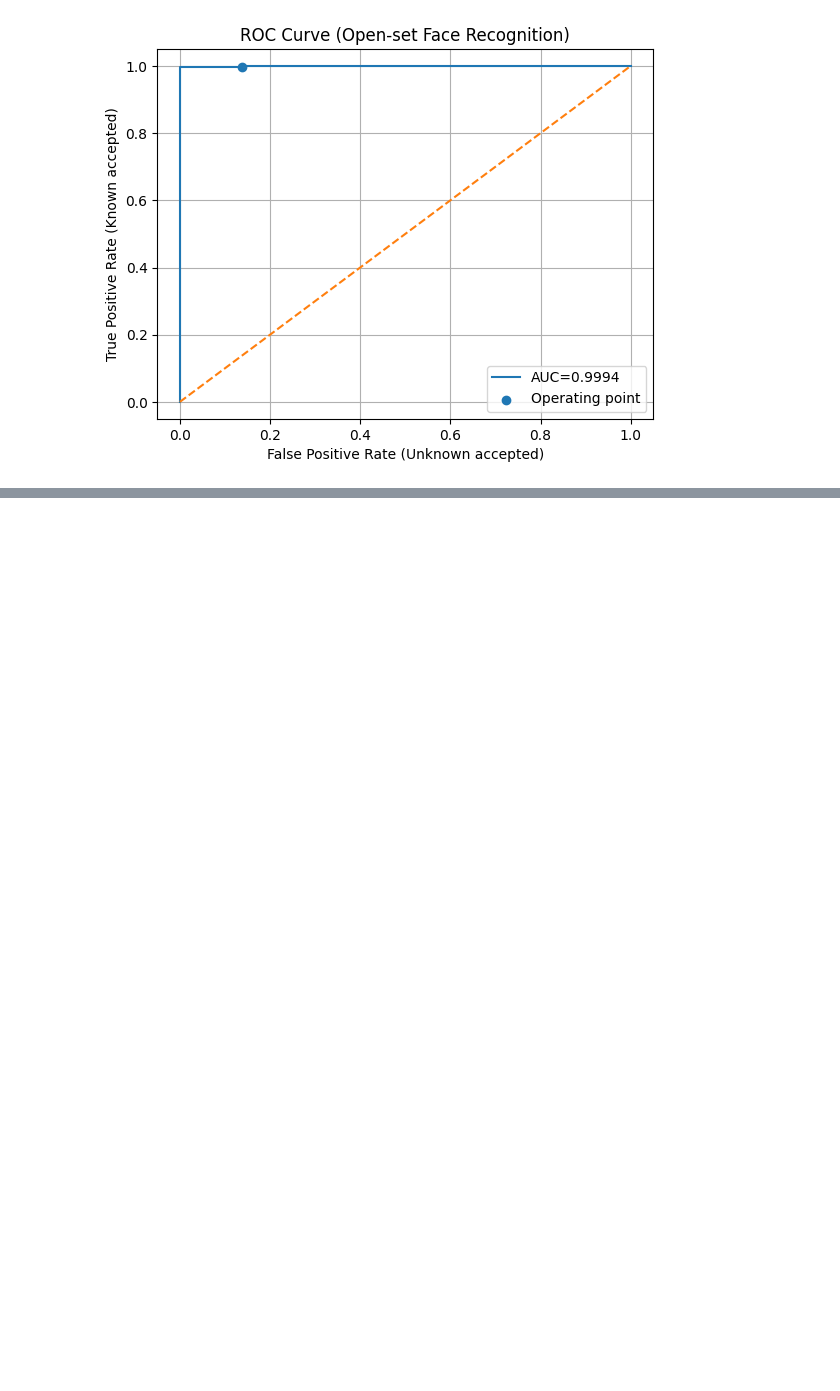
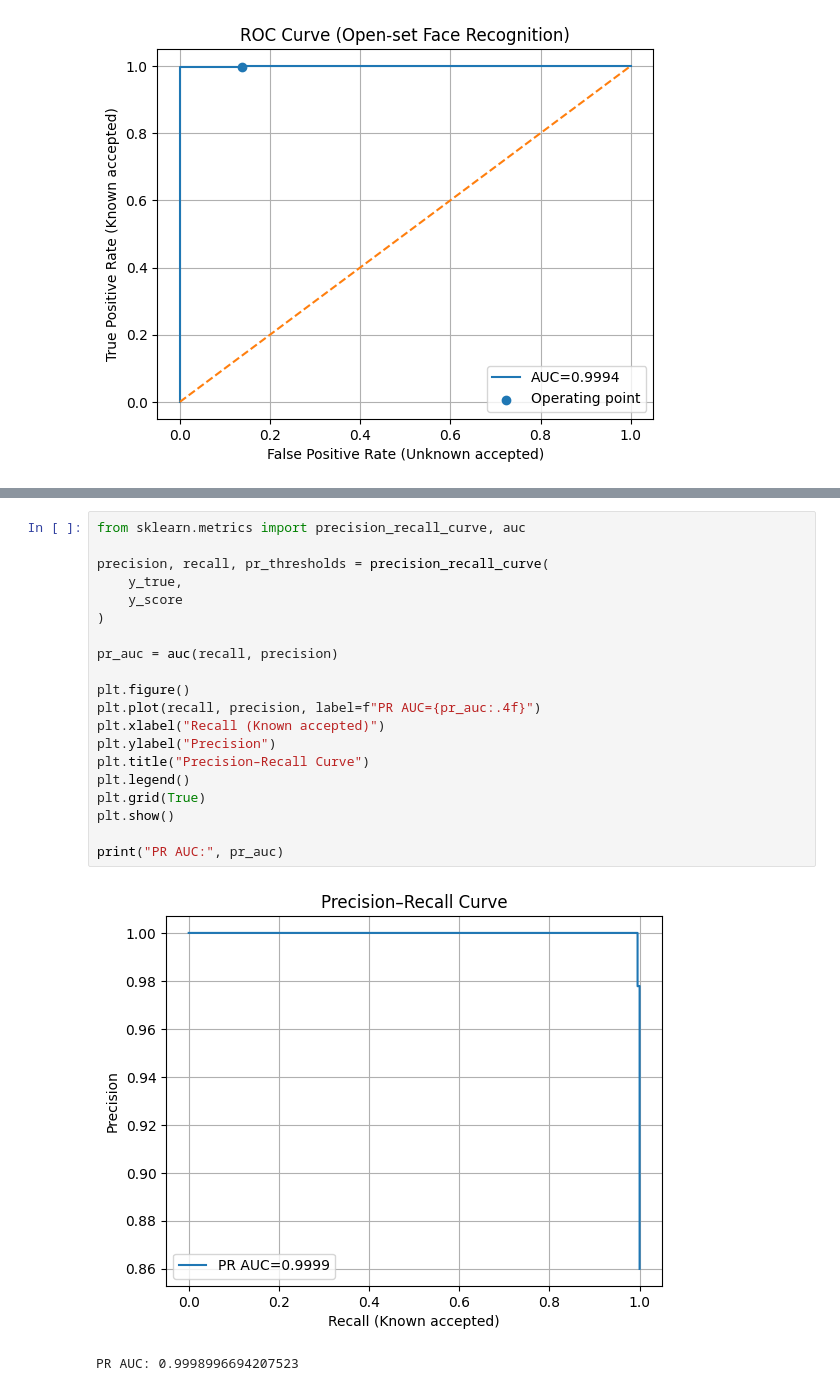
Before and after one commit to gorkhumaryan/face-recognistion, a Jupyter notebook: face_embedding.ipynb, the cells around one changed output, grey strips where cells are left out. Drawn from its saved outputs; the diff is of its cells as text; blank space fills up the shorter version.

```diff
--- a/face_embedding.ipynb
+++ b/face_embedding.ipynb
@@ -326,0 +350,23 @@ Unknown accepted (FPR): 0.1388888888888889
+# %%
+from sklearn.metrics import precision_recall_curve, auc
+
+precision, recall, pr_thresholds = precision_recall_curve(
+    y_true,
+    y_score
+)
+
+pr_auc = auc(recall, precision)
+
+plt.figure()
+plt.plot(recall, precision, label=f"PR AUC={pr_auc:.4f}")
+plt.xlabel("Recall (Known accepted)")
+plt.ylabel("Precision")
+plt.title("Precision–Recall Curve")
+plt.legend()
+plt.grid(True)
+plt.show()
+
+print("PR AUC:", pr_auc)
+# %% [output]
+[figure, added]
+PR AUC: 0.9998996694207523
```
Also changed, not shown: parts of 2 cells of this notebook.
